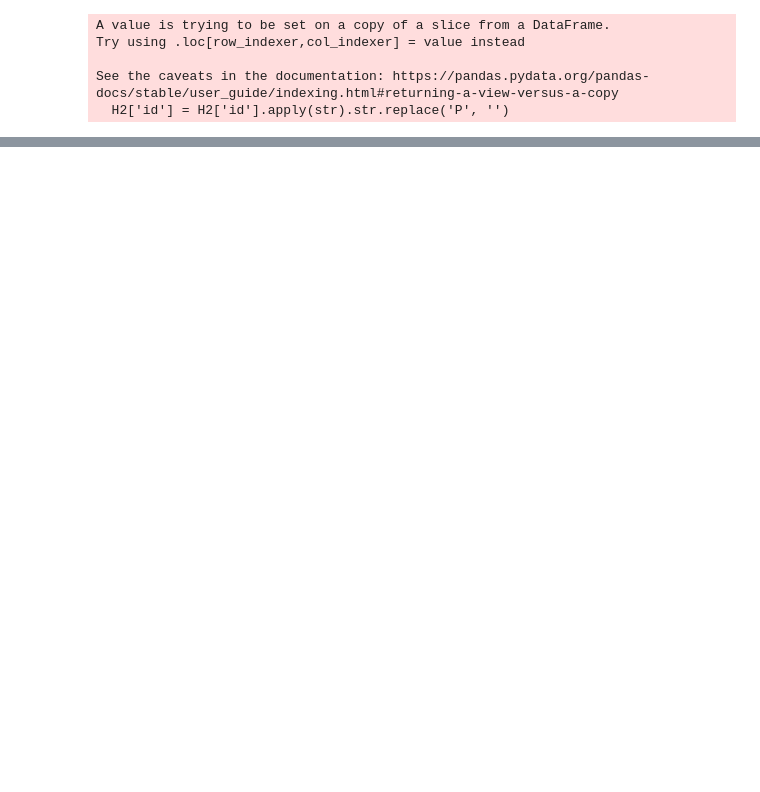
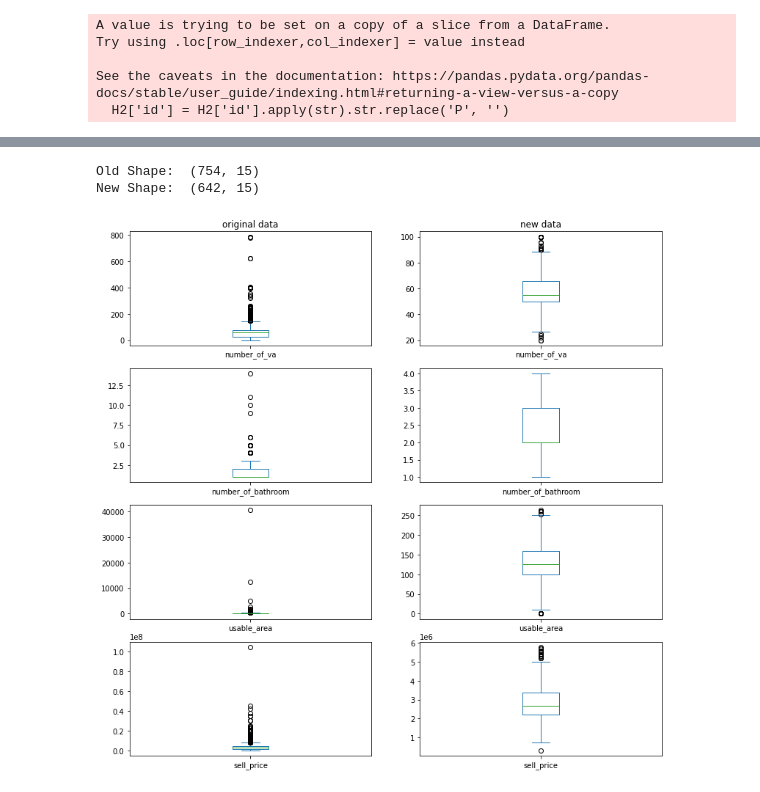
Before and after one commit to jirapat-tho/BasicProg_DataViz65, a Jupyter notebook: midterm.ipynb, the cells around one changed output, grey strips where cells are left out. Saved outputs shown, nothing was run; the diff lists cells and outputs as text; code cells hidden in the pictures; blank space fills up the shorter version.

Commit message:
แก้ไข data บ้าน

```diff
--- a/midterm.ipynb
+++ b/midterm.ipynb
@@ -232,0 +264,35 @@ H2_dummies
+# %%
+Q1 = H1[['number_of_va','number_of_bathroom','usable_area','sell_price']].quantile(0.25)
+Q3 = H1[['number_of_va','number_of_bathroom','usable_area','sell_price']].quantile(0.75)
+IQR = Q3 - Q1
+h2 = H1[~((H1 < (Q1 - 1.5 * IQR)) |(H1 > (Q3 + 1.5 * IQR))).any(axis=1)]
+print('Old Shape: ', H1.shape)
+print('New Shape: ', h1.shape)
+# %% [output]
+Old Shape:  (754, 15)
+New Shape:  (642, 15)
+# %%
+plt.figure(figsize=(13,20))
+plt.subplot(6,2,1)
+plt.title('original data')
+H2['number_of_va'].plot.box()
+plt.subplot(6,2,2)
+plt.title('new data')
+h2['number_of_va'].plot.box();
+
+plt.subplot(6,2,3)
+H2['number_of_bathroom'].plot.box()
+plt.subplot(6,2,4)
+h2['number_of_bathroom'].plot.box();
+
+plt.subplot(6,2,5)
+H2['usable_area'].plot.box()
+plt.subplot(6,2,6)
+h2['usable_area'].plot.box();
+
+plt.subplot(6,2,7)
+H2['sell_price'].plot.box()
+plt.subplot(6,2,8)
+h2['sell_price'].plot.box();
+# %% [output]
+[figure, added]
```
Also changed, not shown: parts of 9 cells of this notebook.
